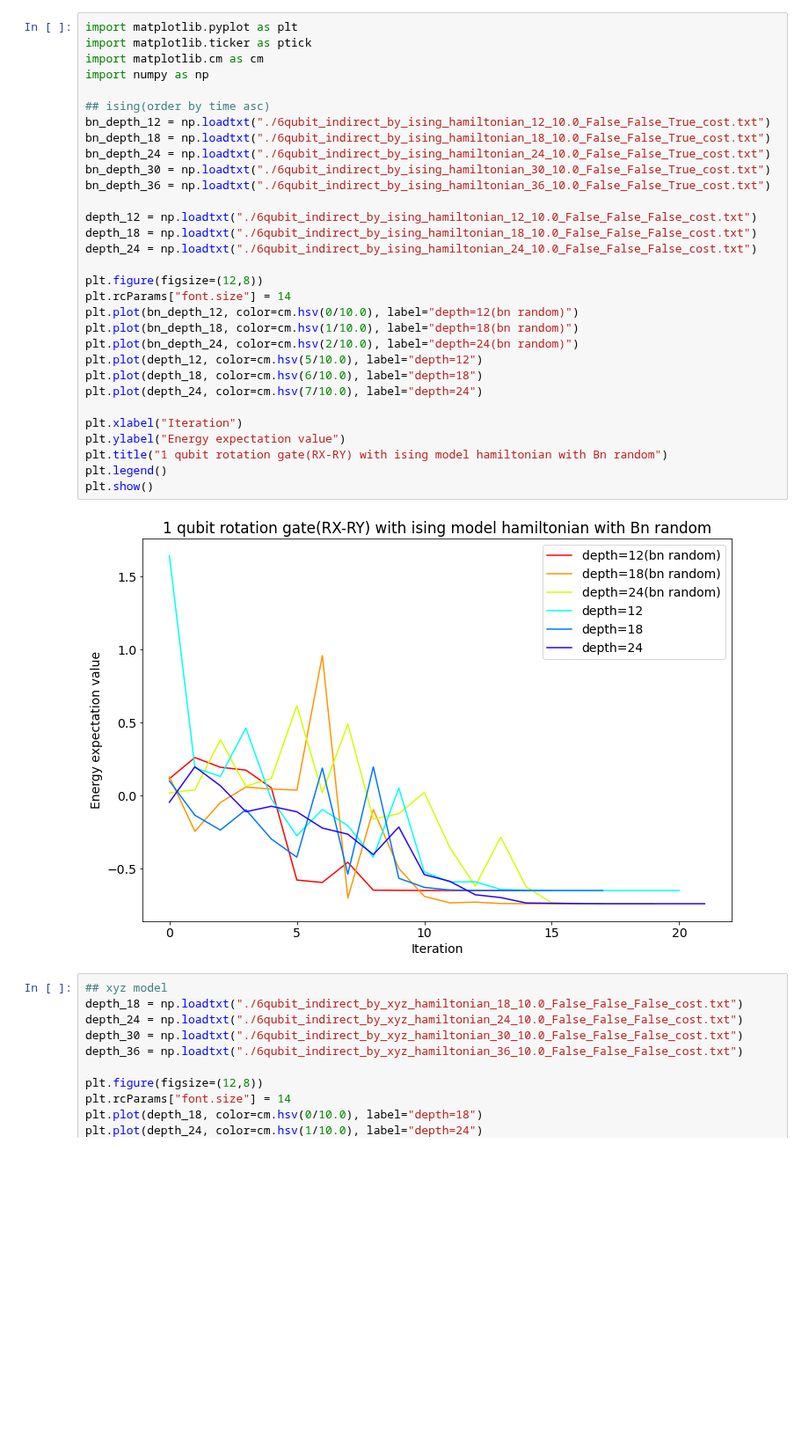
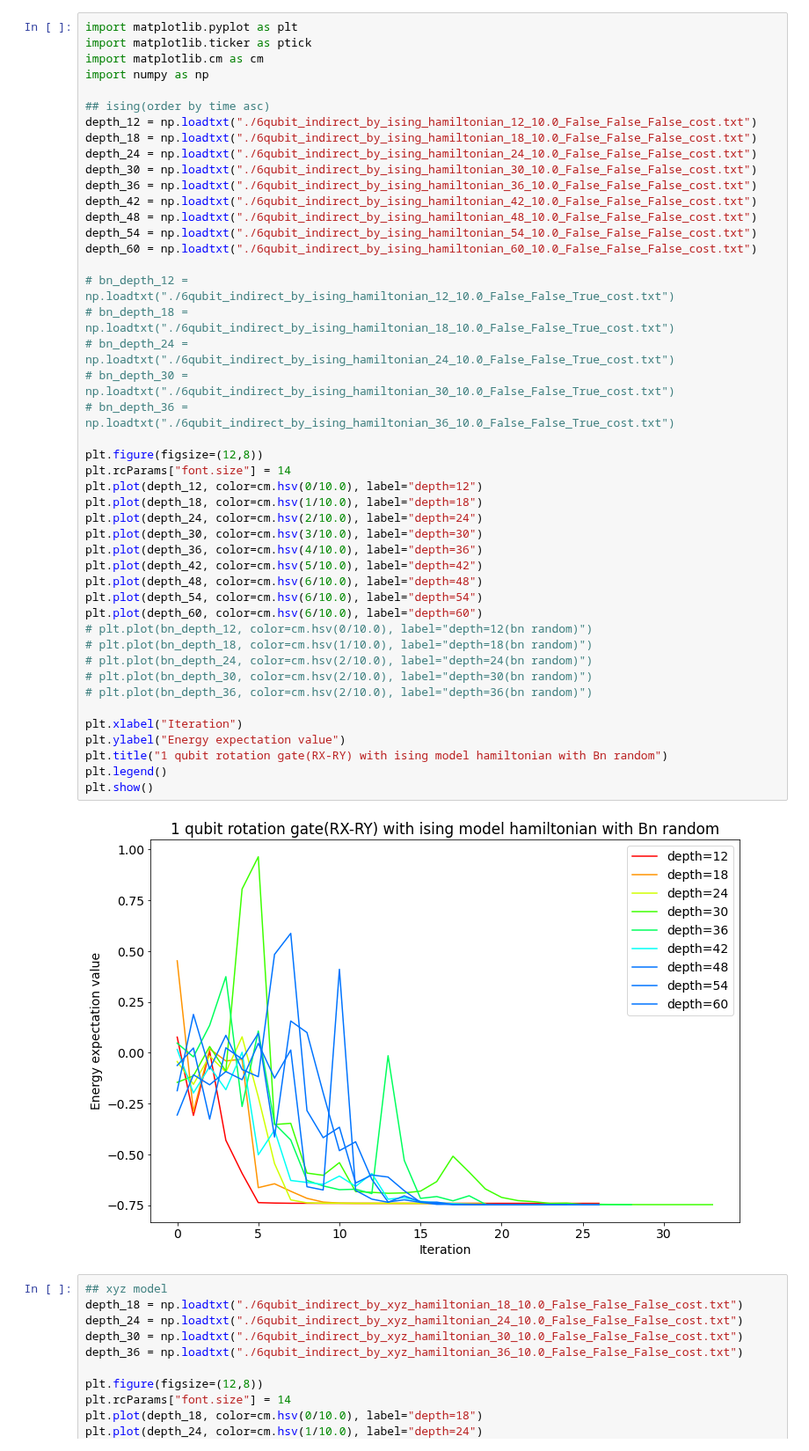
Before and after one commit to tanan/qsimu, a Jupyter notebook: qulacs/indirect/results/1_vqe_results.ipynb, the cells around one changed output. Shown at 88% size. Drawn from its saved outputs; the diff is of its cells as text; blank space fills up the shorter version.

```diff
--- a/qulacs/indirect/results/1_vqe_results.ipynb
+++ b/qulacs/indirect/results/1_vqe_results.ipynb
@@ -56,36 +81,50 @@ plt.show()
 # %%
 import matplotlib.pyplot as plt
 import matplotlib.ticker as ptick
 import matplotlib.cm as cm
 import numpy as np
 
 ## ising(order by time asc)
-bn_depth_12 = np.loadtxt("./6qubit_indirect_by_ising_hamiltonian_12_10.0_False_False_True_cost.txt")
-bn_depth_18 = np.loadtxt("./6qubit_indirect_by_ising_hamiltonian_18_10.0_False_False_True_cost.txt")
-bn_depth_24 = np.loadtxt("./6qubit_indirect_by_ising_hamiltonian_24_10.0_False_False_True_cost.txt")
-bn_depth_30 = np.loadtxt("./6qubit_indirect_by_ising_hamiltonian_30_10.0_False_False_True_cost.txt")
-bn_depth_36 = np.loadtxt("./6qubit_indirect_by_ising_hamiltonian_36_10.0_False_False_True_cost.txt")
-
 depth_12 = np.loadtxt("./6qubit_indirect_by_ising_hamiltonian_12_10.0_False_False_False_cost.txt")
 depth_18 = np.loadtxt("./6qubit_indirect_by_ising_hamiltonian_18_10.0_False_False_False_cost.txt")
 depth_24 = np.loadtxt("./6qubit_indirect_by_ising_hamiltonian_24_10.0_False_False_False_cost.txt")
+depth_30 = np.loadtxt("./6qubit_indirect_by_ising_hamiltonian_30_10.0_False_False_False_cost.txt")
+depth_36 = np.loadtxt("./6qubit_indirect_by_ising_hamiltonian_36_10.0_False_False_False_cost.txt")
+depth_42 = np.loadtxt("./6qubit_indirect_by_ising_hamiltonian_42_10.0_False_False_False_cost.txt")
+depth_48 = np.loadtxt("./6qubit_indirect_by_ising_hamiltonian_48_10.0_False_False_False_cost.txt")
+depth_54 = np.loadtxt("./6qubit_indirect_by_ising_hamiltonian_54_10.0_False_False_False_cost.txt")
+depth_60 = np.loadtxt("./6qubit_indirect_by_ising_hamiltonian_60_10.0_False_False_False_cost.txt")
+
+# bn_depth_12 = np.loadtxt("./6qubit_indirect_by_ising_hamiltonian_12_10.0_False_False_True_cost.txt")
+# bn_depth_18 = np.loadtxt("./6qubit_indirect_by_ising_hamiltonian_18_10.0_False_False_True_cost.txt")
+# bn_depth_24 = np.loadtxt("./6qubit_indirect_by_ising_hamiltonian_24_10.0_False_False_True_cost.txt")
+# bn_depth_30 = np.loadtxt("./6qubit_indirect_by_ising_hamiltonian_30_10.0_False_False_True_cost.txt")
+# bn_depth_36 = np.loadtxt("./6qubit_indirect_by_ising_hamiltonian_36_10.0_False_False_True_cost.txt")
 
 plt.figure(figsize=(12,8))
 plt.rcParams["font.size"] = 14
-plt.plot(bn_depth_12, color=cm.hsv(0/10.0), label="depth=12(bn random)")
-plt.plot(bn_depth_18, color=cm.hsv(1/10.0), label="depth=18(bn random)")
-plt.plot(bn_depth_24, color=cm.hsv(2/10.0), label="depth=24(bn random)")
-plt.plot(depth_12, color=cm.hsv(5/10.0), label="depth=12")
-plt.plot(depth_18, color=cm.hsv(6/10.0), label="depth=18")
-plt.plot(depth_24, color=cm.hsv(7/10.0), label="depth=24")
+plt.plot(depth_12, color=cm.hsv(0/10.0), label="depth=12")
+plt.plot(depth_18, color=cm.hsv(1/10.0), label="depth=18")
+plt.plot(depth_24, color=cm.hsv(2/10.0), label="depth=24")
+plt.plot(depth_30, color=cm.hsv(3/10.0), label="depth=30")
+plt.plot(depth_36, color=cm.hsv(4/10.0), label="depth=36")
+plt.plot(depth_42, color=cm.hsv(5/10.0), label="depth=42")
+plt.plot(depth_48, color=cm.hsv(6/10.0), label="depth=48")
+plt.plot(depth_54, color=cm.hsv(6/10.0), label="depth=54")
+plt.plot(depth_60, color=cm.hsv(6/10.0), label="depth=60")
+# plt.plot(bn_depth_12, color=cm.hsv(0/10.0), label="depth=12(bn random)")
+# plt.plot(bn_depth_18, color=cm.hsv(1/10.0), label="depth=18(bn random)")
+# plt.plot(bn_depth_24, color=cm.hsv(2/10.0), label="depth=24(bn random)")
+# plt.plot(bn_depth_30, color=cm.hsv(2/10.0), label="depth=30(bn random)")
+# plt.plot(bn_depth_36, color=cm.hsv(2/10.0), label="depth=36(bn random)")
 
 plt.xlabel("Iteration")
 plt.ylabel("Energy expectation value")
 plt.title("1 qubit rotation gate(RX-RY) with ising model hamiltonian with Bn random")
 plt.legend()
 plt.show()
 # %% [output]
-[figure, old version]
+[figure, new version]
 # %%
 ## xyz model
 depth_18 = np.loadtxt("./6qubit_indirect_by_xyz_hamiltonian_18_10.0_False_False_False_cost.txt")
```
Also changed, not shown: parts of 3 cells of this notebook, 7 other files.
